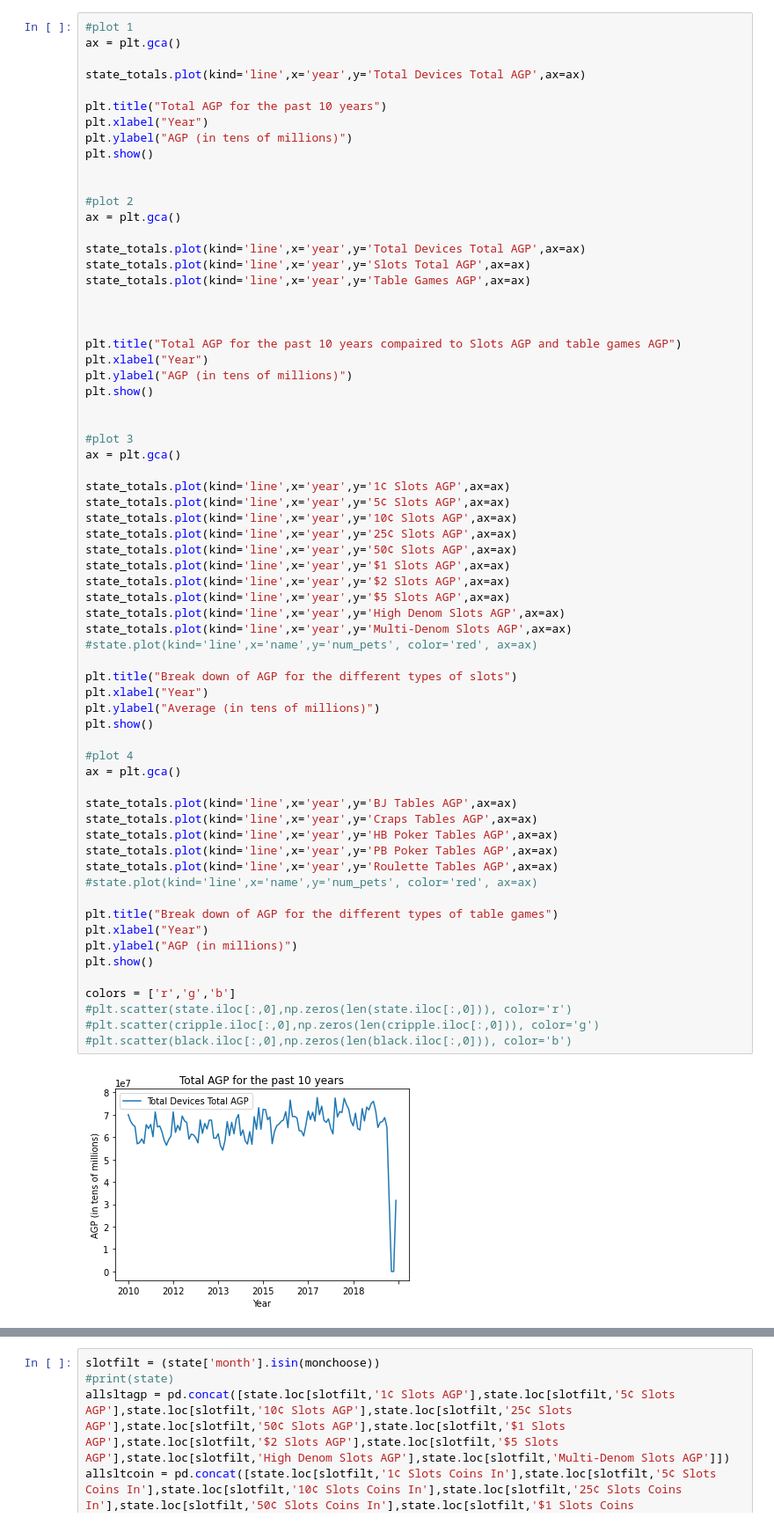
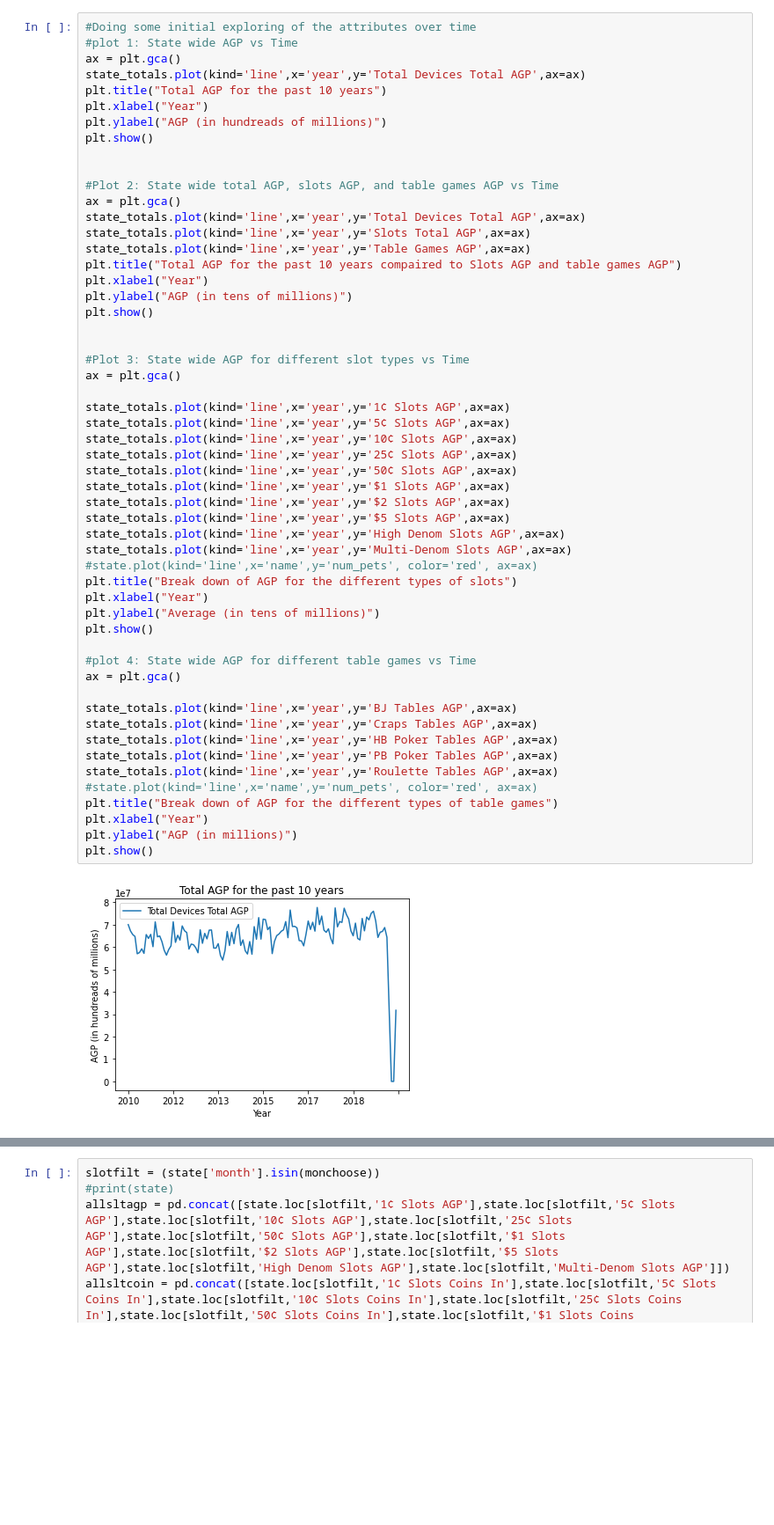
Before and after one commit to MattsonCam/Casino_Royale, a Jupyter notebook: casino_royale.ipynb, the cells around one changed output, grey strips where cells are left out. Shown at 88% size. Drawn from its saved outputs; the diff is of its cells as text; blank space fills up the shorter version.

```diff
--- a/casino_royale.ipynb
+++ b/casino_royale.ipynb
@@ -147,71 +129,59 @@ Attributes           index Slots Total Slots Total Coins In Slots Total AGP  \
 # %%
-#plot 1
+#Doing some initial exploring of the attributes over time
+#plot 1: State wide AGP vs Time
 ax = plt.gca()
-
 state_totals.plot(kind='line',x='year',y='Total Devices Total AGP',ax=ax)
-
 plt.title("Total AGP for the past 10 years")
 plt.xlabel("Year")
-plt.ylabel("AGP (in tens of millions)")
+plt.ylabel("AGP (in hundreads of millions)")
 plt.show()
 
 
-#plot 2
+#Plot 2: State wide total AGP, slots AGP, and table games AGP vs Time
 ax = plt.gca()
-
 state_totals.plot(kind='line',x='year',y='Total Devices Total AGP',ax=ax)
 state_totals.plot(kind='line',x='year',y='Slots Total AGP',ax=ax)
 state_totals.plot(kind='line',x='year',y='Table Games AGP',ax=ax)
-
-
-
 plt.title("Total AGP for the past 10 years compaired to Slots AGP and table games AGP")
 plt.xlabel("Year")
 plt.ylabel("AGP (in tens of millions)")
 plt.show()
 
 
-#plot 3
+#Plot 3: State wide AGP for different slot types vs Time
 ax = plt.gca()
 
 state_totals.plot(kind='line',x='year',y='1¢ Slots AGP',ax=ax)
 state_totals.plot(kind='line',x='year',y='5¢ Slots AGP',ax=ax)
 state_totals.plot(kind='line',x='year',y='10¢ Slots AGP',ax=ax)
 state_totals.plot(kind='line',x='year',y='25¢ Slots AGP',ax=ax)
 state_totals.plot(kind='line',x='year',y='50¢ Slots AGP',ax=ax)
 state_totals.plot(kind='line',x='year',y='$1 Slots AGP',ax=ax)
 state_totals.plot(kind='line',x='year',y='$2 Slots AGP',ax=ax)
 state_totals.plot(kind='line',x='year',y='$5 Slots AGP',ax=ax)
 state_totals.plot(kind='line',x='year',y='High Denom Slots AGP',ax=ax)
 state_totals.plot(kind='line',x='year',y='Multi-Denom Slots AGP',ax=ax)
 #state.plot(kind='line',x='name',y='num_pets', color='red', ax=ax)
-
 plt.title("Break down of AGP for the different types of slots")
 plt.xlabel("Year")
 plt.ylabel("Average (in tens of millions)")
 plt.show()
 
-#plot 4
+#plot 4: State wide AGP for different table games vs Time
 ax = plt.gca()
 
 state_totals.plot(kind='line',x='year',y='BJ Tables AGP',ax=ax)
 state_totals.plot(kind='line',x='year',y='Craps Tables AGP',ax=ax)
 state_totals.plot(kind='line',x='year',y='HB Poker Tables AGP',ax=ax)
 state_totals.plot(kind='line',x='year',y='PB Poker Tables AGP',ax=ax)
 state_totals.plot(kind='line',x='year',y='Roulette Tables AGP',ax=ax)
 #state.plot(kind='line',x='name',y='num_pets', color='red', ax=ax)
-
 plt.title("Break down of AGP for the different types of table games")
 plt.xlabel("Year")
 plt.ylabel("AGP (in millions)")
 plt.show()
-
-colors = ['r','g','b']
-#plt.scatter(state.iloc[:,0],np.zeros(len(state.iloc[:,0])), color='r')
-#plt.scatter(cripple.iloc[:,0],np.zeros(len(cripple.iloc[:,0])), color='g')
-#plt.scatter(black.iloc[:,0],np.zeros(len(black.iloc[:,0])), color='b')
 # %% [output]
-[figure, old version]
+[figure, new version]
 [figure]
 [figure]
 [figure]
```
Also changed, not shown: parts of 1 cell of this notebook.
